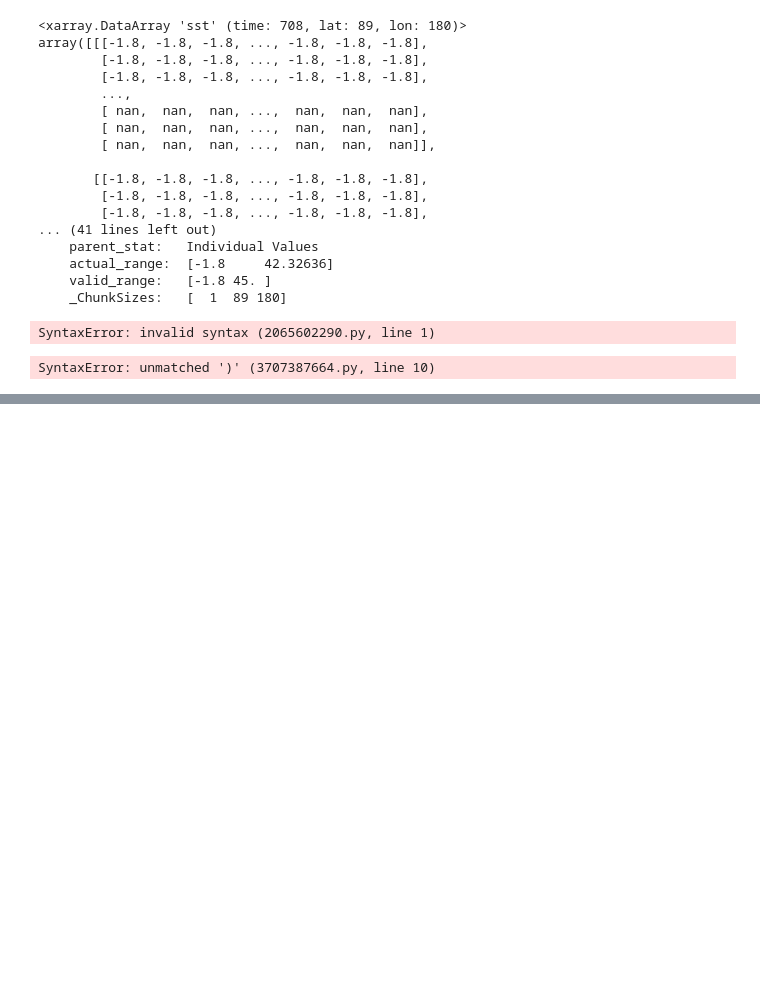
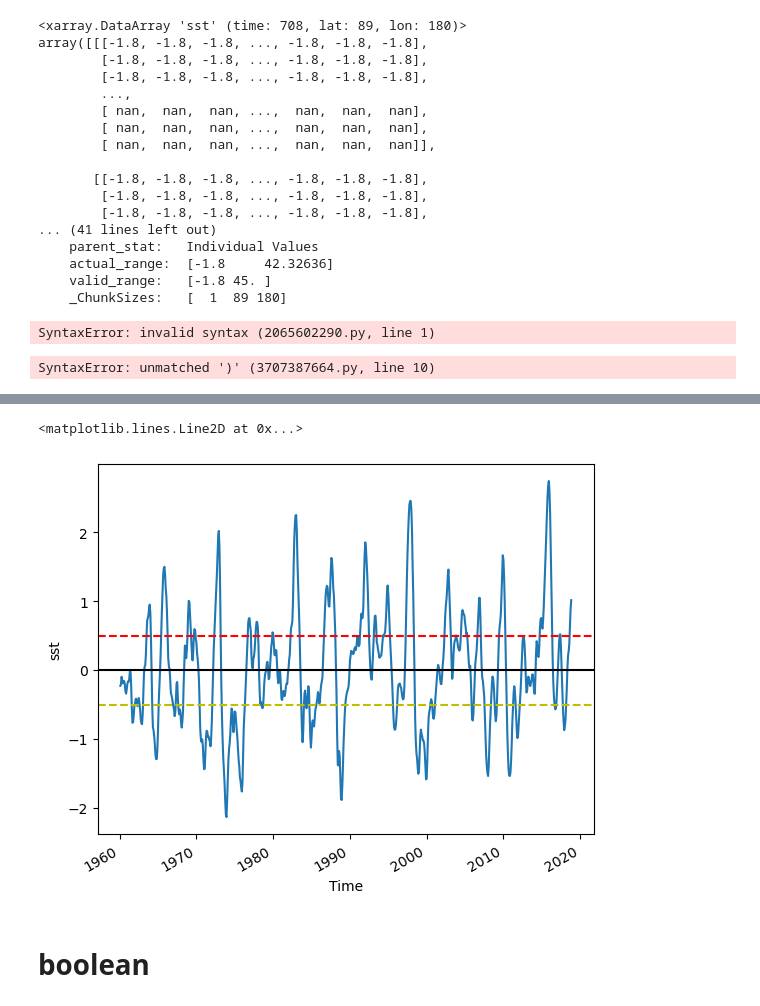
Before and after one commit to indranidas/bootcamp-2023, a Jupyter notebook: LEAP_Day1.ipynb, the cells around one changed output, grey strips where cells are left out. Cells and saved outputs as stored; diff of their text form; code cells hidden in the pictures; blank space fills up the shorter version.

```diff
--- a/LEAP_Day1.ipynb
+++ b/LEAP_Day1.ipynb
@@ -404,0 +425,12 @@ SyntaxError: unmatched ')' (3707387664.py, line 10)
+# %%
+sst_roll = sst.rolling(time=3, center=True).mean()
+# %%
+sst_roll.plot()
+plot.axhline(y=0.5, color = 'red', linestyle = '--')
+plot.axhline(y=-0.5, color = 'y', linestyle = '--')
+plot.axhline(y=0, color = 'k')
+# %% [output]
+<matplotlib.lines.Line2D at 0x...>
+[figure, added]
+# %% [markdown]
+# boolean
```
Also changed, not shown: parts of 33 cells of this notebook.
